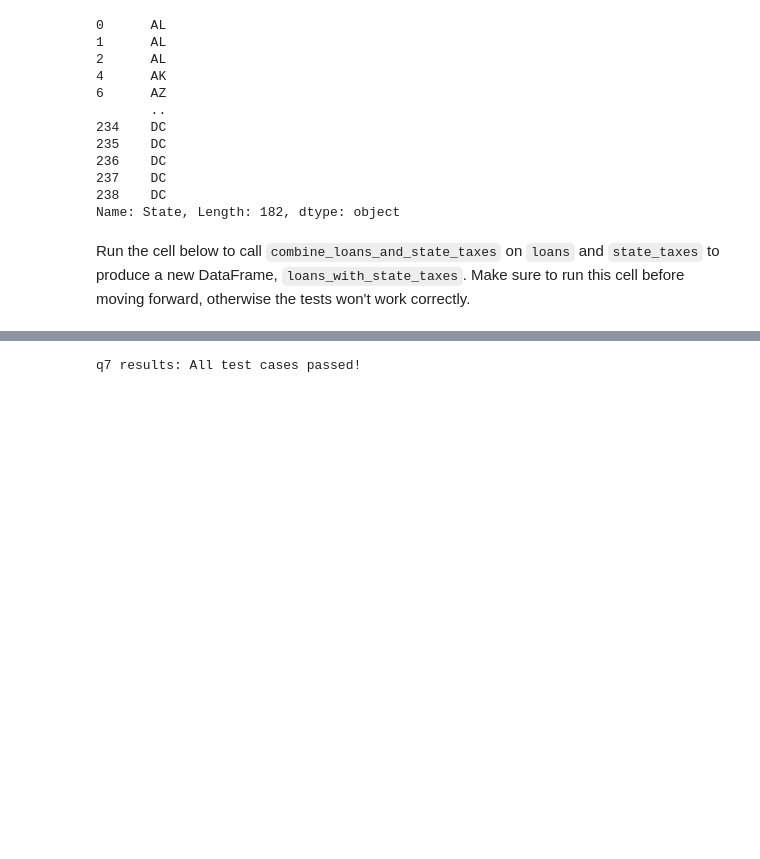
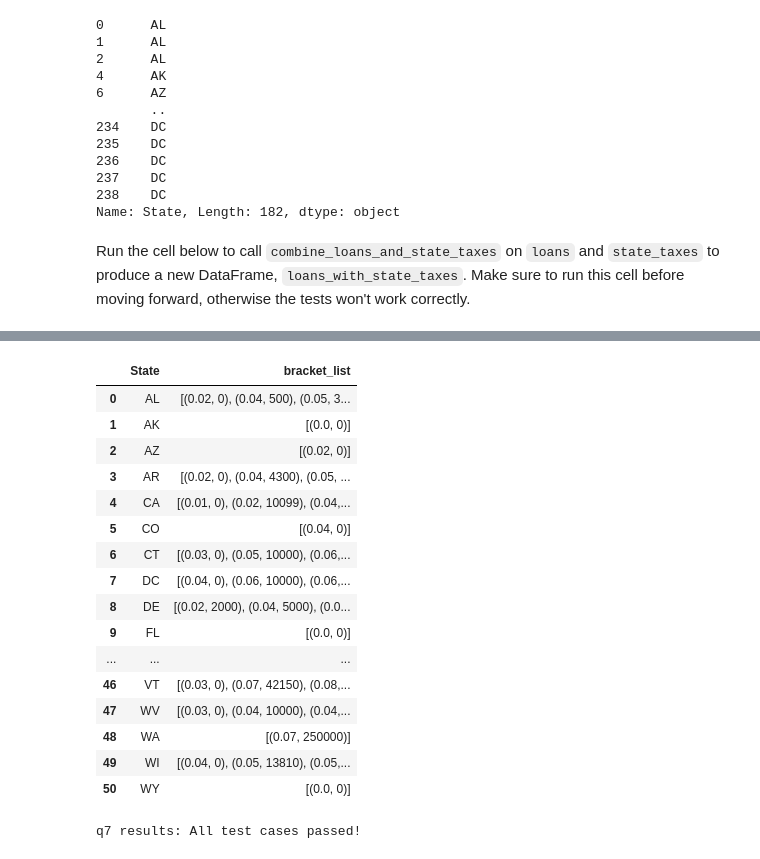
Before and after one commit to KevinHuang8706/dsc80-2024-fa, a Jupyter notebook: projects/project02/project.ipynb, the cells around one changed output, grey strips where cells are left out. Drawn from its saved outputs; the diff is of its cells as text; code cells hidden in the pictures; blank space fills up the shorter version.

```diff
--- a/projects/project02/project.ipynb
+++ b/projects/project02/project.ipynb
@@ -893,3 +951,30 @@ loans_with_state_taxes.shape
+# %%
+import json
+state_mapping_path = Path('data') / 'state_mapping.json'
+with open(state_mapping_path, 'r') as f:
+    state_mapping = json.load(f)
+    # Now it's your turn:
+state_taxes_copy = state_brackets(state_taxes).copy().reset_index()
+state_taxes_copy['State'] = state_taxes_copy['State'].replace(state_mapping)
+state_taxes_copy
+# %% [output]
+|  | State | bracket_list |
+| 0 | AL | [(0.02, 0), (0.04, 500), (0.05, 3... |
+| 1 | AK | [(0.0, 0)] |
+| 2 | AZ | [(0.02, 0)] |
+| 3 | AR | [(0.02, 0), (0.04, 4300), (0.05, ... |
+| 4 | CA | [(0.01, 0), (0.02, 10099), (0.04,... |
+| 5 | CO | [(0.04, 0)] |
+| 6 | CT | [(0.03, 0), (0.05, 10000), (0.06,... |
+| 7 | DC | [(0.04, 0), (0.06, 10000), (0.06,... |
+| 8 | DE | [(0.02, 2000), (0.04, 5000), (0.0... |
+| 9 | FL | [(0.0, 0)] |
+| ... | ... | ... |
+| 46 | VT | [(0.03, 0), (0.07, 42150), (0.08,... |
+| 47 | WV | [(0.03, 0), (0.04, 10000), (0.04,... |
+| 48 | WA | [(0.07, 250000)] |
+| 49 | WI | [(0.04, 0), (0.05, 13810), (0.05,... |
+| 50 | WY | [(0.0, 0)] |
 # %%
 grader.check("q7")
 # %% [output]
```
Also changed, not shown: parts of 20 cells of this notebook, 11 other files.
